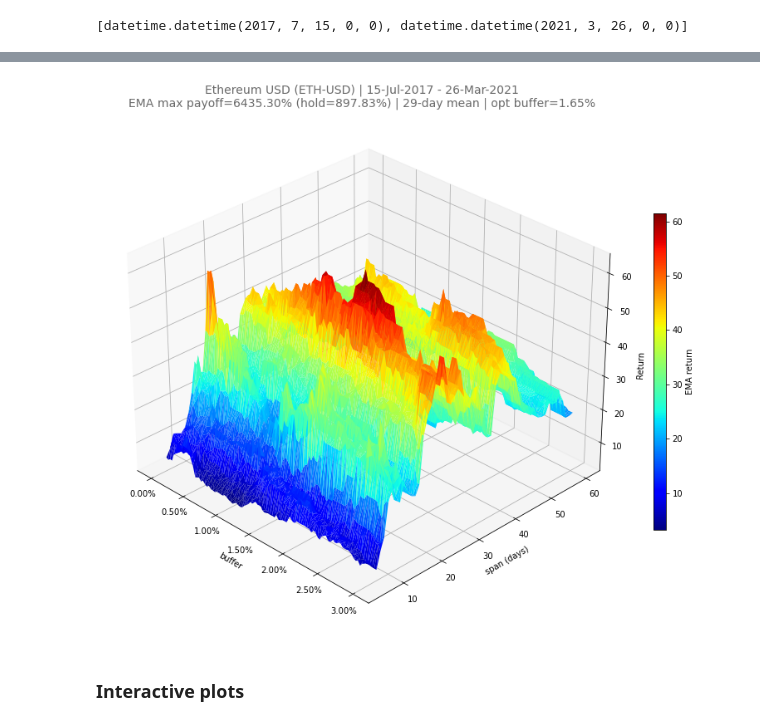
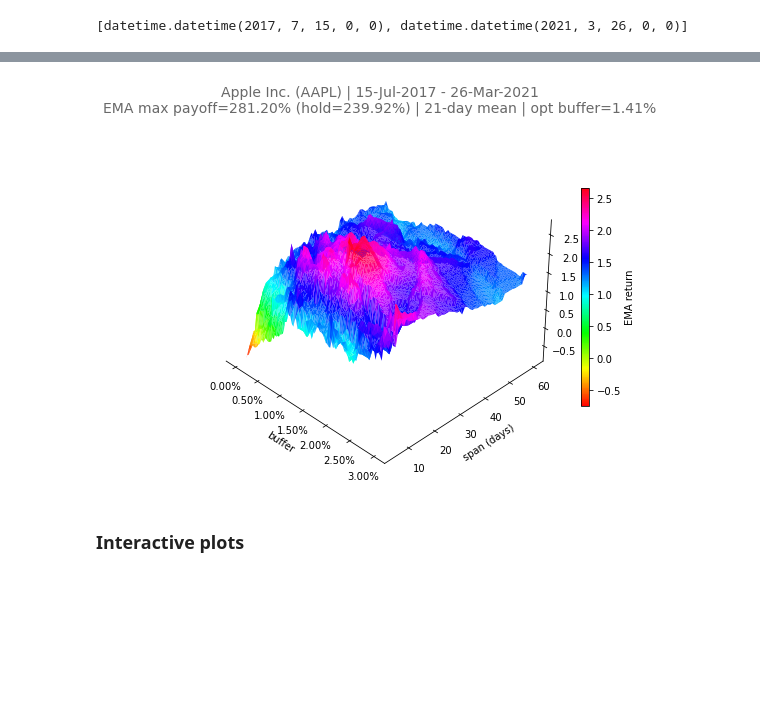
Before and after one commit to Ursuline/asset_management, a Jupyter notebook: moving_avg.ipynb, the cells around one changed output, grey strips where cells are left out. Drawn from its saved outputs; the diff is of its cells as text; code cells hidden in the pictures; blank space fills up the shorter version.

```diff
--- a/moving_avg.ipynb
+++ b/moving_avg.ipynb
@@ -27,7 +30,7 @@ import trading_defaults as dft
 # %% [markdown]
 ### Default parameters
 # %%
-TICKER     = 'ETH-USD'
+TICKER     = 'AAPL'
 
 REFRESH    = False # Download fresh Yahoo data
 
@@ -152,5 +178,6 @@ if plot:
 # %%
 # Driver for plot_buffer_span_3D
+%time
 plot = True
 if plot:
     date_range = tra.get_datetime_date_range(security, START_DATE, END_DATE)
@@ -160,6 +187,10 @@ if plot:
         spans, buffers, emas, hold = tra.build_ema_map(TICKER, security, date_range,)
 
     trp.plot_buffer_span_3D(TICKER, ticker_name, date_range,
-                            spans, buffers, emas, hold,
-                            elev=dft.PERSPECTIVE[0], azim=dft.PERSPECTIVE[1], rdist=dft.PERSPECTIVE2)
+                                  spans, buffers, emas, hold,
+                                  colors='hsv',
+                                  azim=dft.PERSPECTIVE[0],
+                                  elev=dft.PERSPECTIVE[1],
+                                  rdist=dft.PERSPECTIVE[2],
+                                 )
 # %% [output]
@@ -166,4 +199,4 @@ if plot:
-[figure, old version]
+[figure, new version]
 # %% [markdown]
 ### Interactive plots
 # %% [markdown]
```
Also changed, not shown: parts of 15 cells of this notebook.
